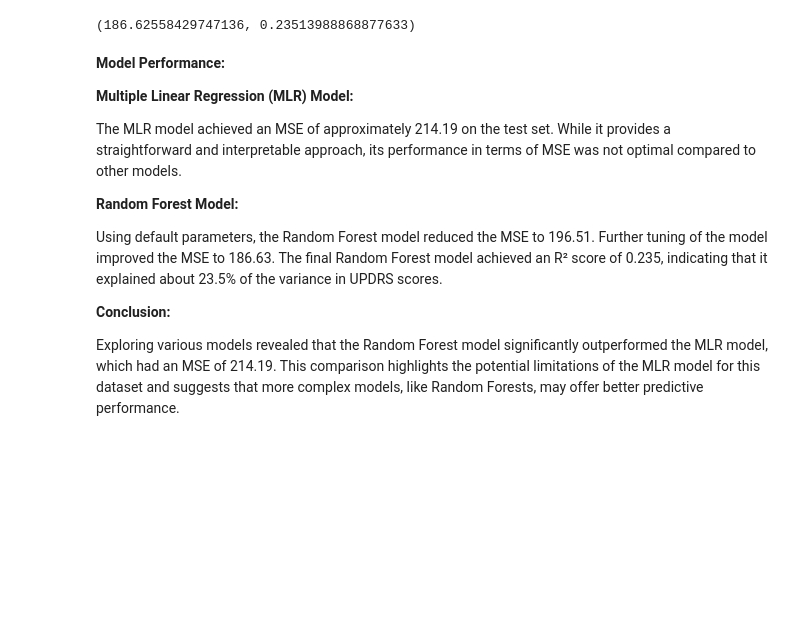
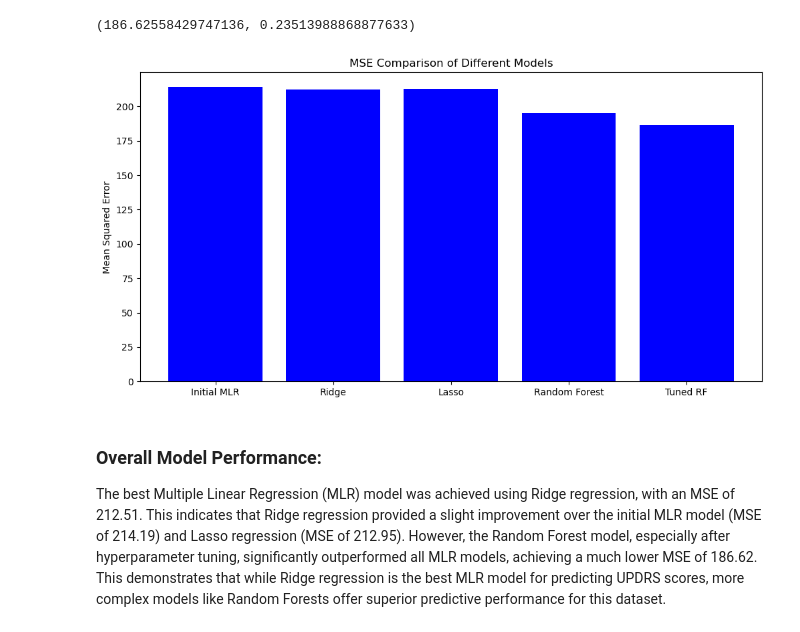
Before and after one commit to AzlinRusnan/Parkinson-s-Disease-Voice-Analysis-and-UPDRS-Prediction, a Jupyter notebook: Assignment_2 (P132834 NUR AZLIN BINTI RUSNAN).ipynb, the cells around one changed output. Saved outputs shown, nothing was run; the diff lists cells and outputs as text; code cells hidden in the pictures; blank space fills up the shorter version.

```diff
--- a/Assignment_2 (P132834 NUR AZLIN BINTI RUSNAN).ipynb
+++ b/Assignment_2 (P132834 NUR AZLIN BINTI RUSNAN).ipynb
@@ -101,6 +101,7 @@ y_pred = model.predict(X_test)
 from sklearn.metrics import mean_squared_error, r2_score
 # %%
 # Evaluate the model
-mse = mean_squared_error(y_test, y_pred)
+MLR_mse = mean_squared_error(y_test, y_pred)
 r2 = r2_score(y_test, y_pred)
+cv_scores_lr = cross_val_score(model, X, y, cv=5, scoring='r2')
 # %%
@@ -345,17 +326,19 @@ final_r2 = r2_score(y_test, final_y_pred)
 final_mse, final_r2
 # %% [output]
 (186.62558429747136, 0.23513988868877633)
+# %%
+# Visualization
+mse_values = [MLR_mse, mse_ridge, mse_lasso, mse_rf, final_mse]
+model_names = ['Initial MLR', 'Ridge', 'Lasso', 'Random Forest', 'Tuned RF']
+
+plt.figure(figsize=(12, 6))
+plt.bar(model_names, mse_values, color='blue')
+plt.ylabel('Mean Squared Error')
+plt.title('MSE Comparison of Different Models')
+plt.show()
+# %% [output]
+[figure, added]
 # %% [markdown]
-**Model Performance:**
+### **Overall Model Performance:**
 
-**Multiple Linear Regression (MLR) Model:**
-
-The MLR model achieved an MSE of approximately 214.19 on the test set. While it provides a straightforward and interpretable approach, its performance in terms of MSE was not optimal compared to other models.
-
-**Random Forest Model:**
-
-Using default parameters, the Random Forest model reduced the MSE to 196.51. Further tuning of the model improved the MSE to 186.63. The final Random Forest model achieved an R² score of 0.235, indicating that it explained about 23.5% of the variance in UPDRS scores.
-
-**Conclusion:**
-
-Exploring various models revealed that the Random Forest model significantly outperformed the MLR model, which had an MSE of 214.19. This comparison highlights the potential limitations of the MLR model for this dataset and suggests that more complex models, like Random Forests, may offer better predictive performance.
+The best Multiple Linear Regression (MLR) model was achieved using Ridge regression, with an MSE of 212.51. This indicates that Ridge regression provided a slight improvement over the initial MLR model (MSE of 214.19) and Lasso regression (MSE of 212.95). However, the Random Forest model, especially after hyperparameter tuning, significantly outperformed all MLR models, achieving a much lower MSE of 186.62. This demonstrates that while Ridge regression is the best MLR model for predicting UPDRS scores, more complex models like Random Forests offer superior predictive performance for this dataset.
```
Also changed, not shown: parts of 12 cells of this notebook.
